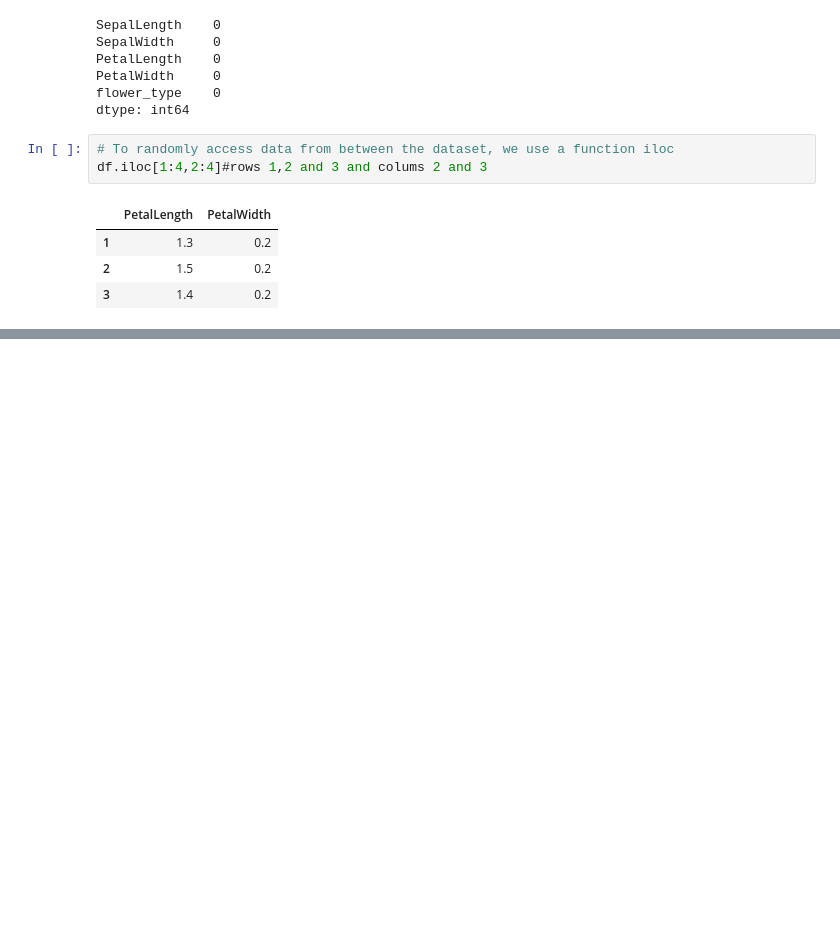
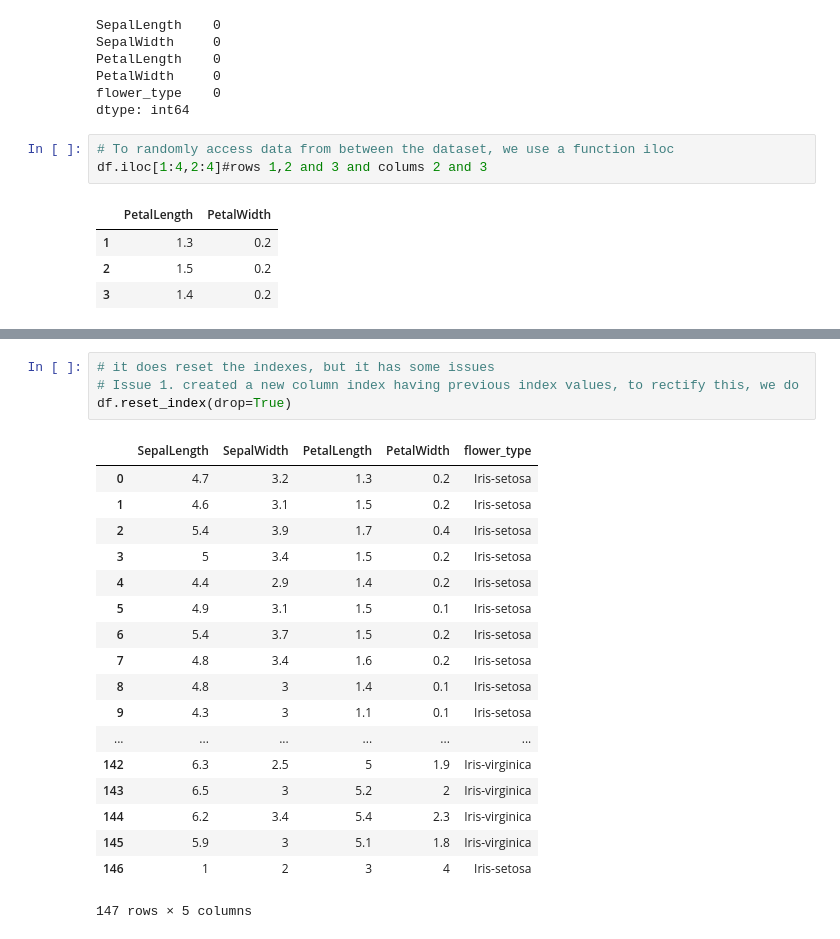
Before and after one commit to anmolkhanna93/MachileLearningPractise, a Jupyter notebook: Pandas.ipynb, the cells around one changed output, grey strips where cells are left out. Saved outputs shown, nothing was run; the diff lists cells and outputs as text; blank space fills up the shorter version.

```diff
--- a/Pandas.ipynb
+++ b/Pandas.ipynb
@@ -170,0 +347,23 @@ df.iloc[1:4,2:4]#rows 1,2 and 3 and colums 2 and 3
+# %%
+# it does reset the indexes, but it has some issues
+# Issue 1. created a new column index having previous index values, to rectify this, we do
+df.reset_index(drop=True)
+# %% [output]
+|  | SepalLength | SepalWidth | PetalLength | PetalWidth | flower_type |
+| 0 | 4.7 | 3.2 | 1.3 | 0.2 | Iris-setosa |
+| 1 | 4.6 | 3.1 | 1.5 | 0.2 | Iris-setosa |
+| 2 | 5.4 | 3.9 | 1.7 | 0.4 | Iris-setosa |
+| 3 | 5 | 3.4 | 1.5 | 0.2 | Iris-setosa |
+| 4 | 4.4 | 2.9 | 1.4 | 0.2 | Iris-setosa |
+| 5 | 4.9 | 3.1 | 1.5 | 0.1 | Iris-setosa |
+| 6 | 5.4 | 3.7 | 1.5 | 0.2 | Iris-setosa |
+| 7 | 4.8 | 3.4 | 1.6 | 0.2 | Iris-setosa |
+| 8 | 4.8 | 3 | 1.4 | 0.1 | Iris-setosa |
+| 9 | 4.3 | 3 | 1.1 | 0.1 | Iris-setosa |
+| ... | ... | ... | ... | ... | ... |
+| 142 | 6.3 | 2.5 | 5 | 1.9 | Iris-virginica |
+| 143 | 6.5 | 3 | 5.2 | 2 | Iris-virginica |
+| 144 | 6.2 | 3.4 | 5.4 | 2.3 | Iris-virginica |
+| 145 | 5.9 | 3 | 5.1 | 1.8 | Iris-virginica |
+| 146 | 1 | 2 | 3 | 4 | Iris-setosa |
+147 rows × 5 columns
```
Also changed, not shown: parts of 29 cells of this notebook.
